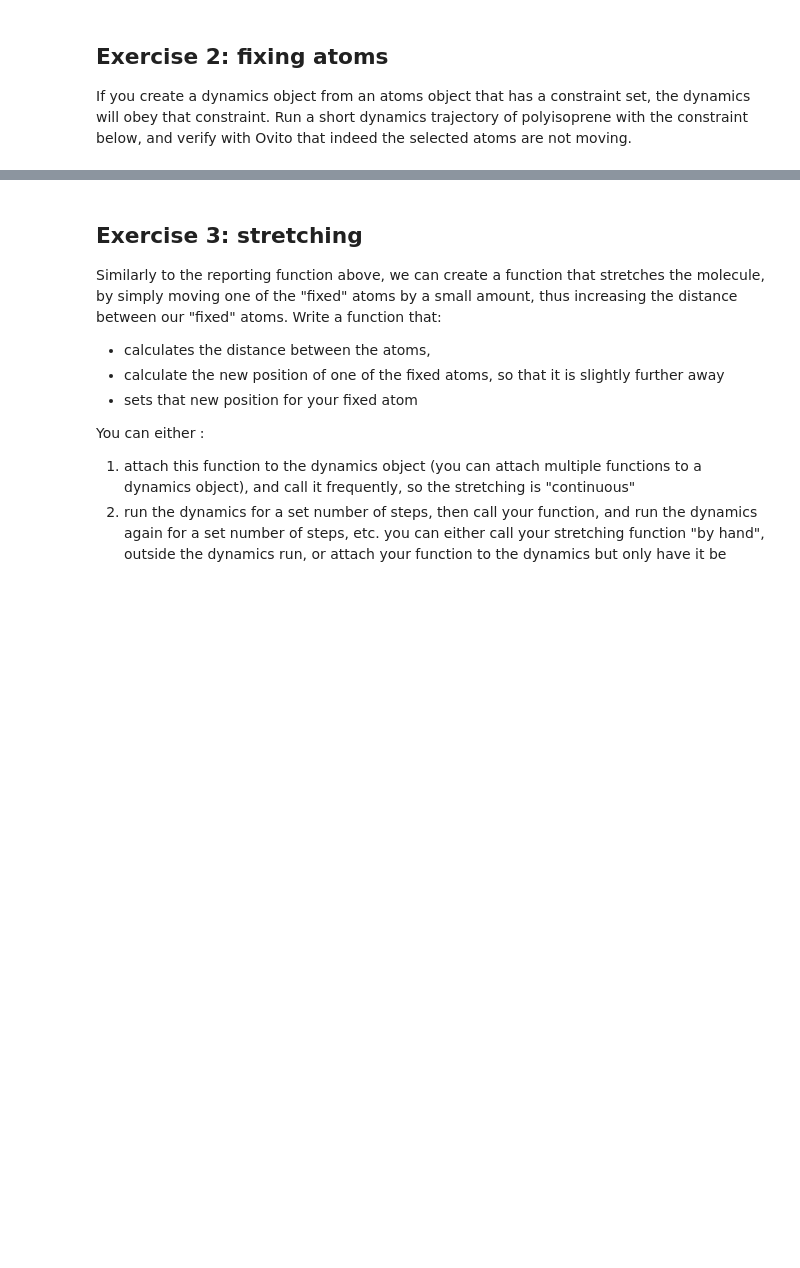
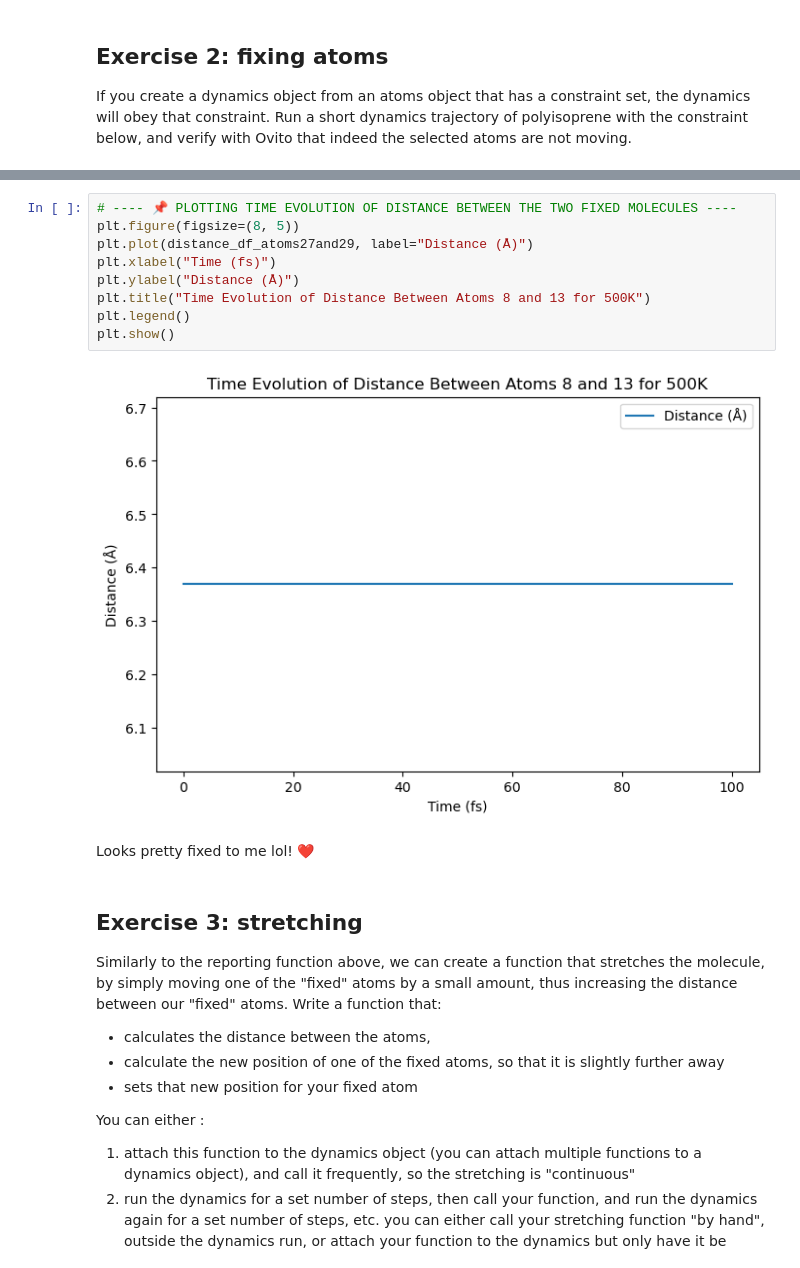
Before and after one commit to macaswalker/MatsAndMols_projects, a Jupyter notebook: polyisoprene.ipynb, the cells around one changed output, grey strips where cells are left out. Drawn from its saved outputs; the diff is of its cells as text; blank space fills up the shorter version.

```diff
--- a/polyisoprene.ipynb
+++ b/polyisoprene.ipynb
@@ -414,3 +481,16 @@ polyisoprene.set_constraint(FixAtoms(indices=[27,29]) )
+# %%
+# ---- 📌 PLOTTING TIME EVOLUTION OF DISTANCE BETWEEN THE TWO FIXED MOLECULES ----
+plt.figure(figsize=(8, 5))
+plt.plot(distance_df_atoms27and29, label="Distance (Å)")
+plt.xlabel("Time (fs)")
+plt.ylabel("Distance (Å)")
+plt.title("Time Evolution of Distance Between Atoms 8 and 13 for 500K")
+plt.legend()
+plt.show()
+# %% [output]
+[figure, added]
+# %% [markdown]
+Looks pretty fixed to me lol! ❤️
 # %% [markdown]
 Exercise 3: stretching
 ----
```
Also changed, not shown: parts of 4 cells of this notebook.
